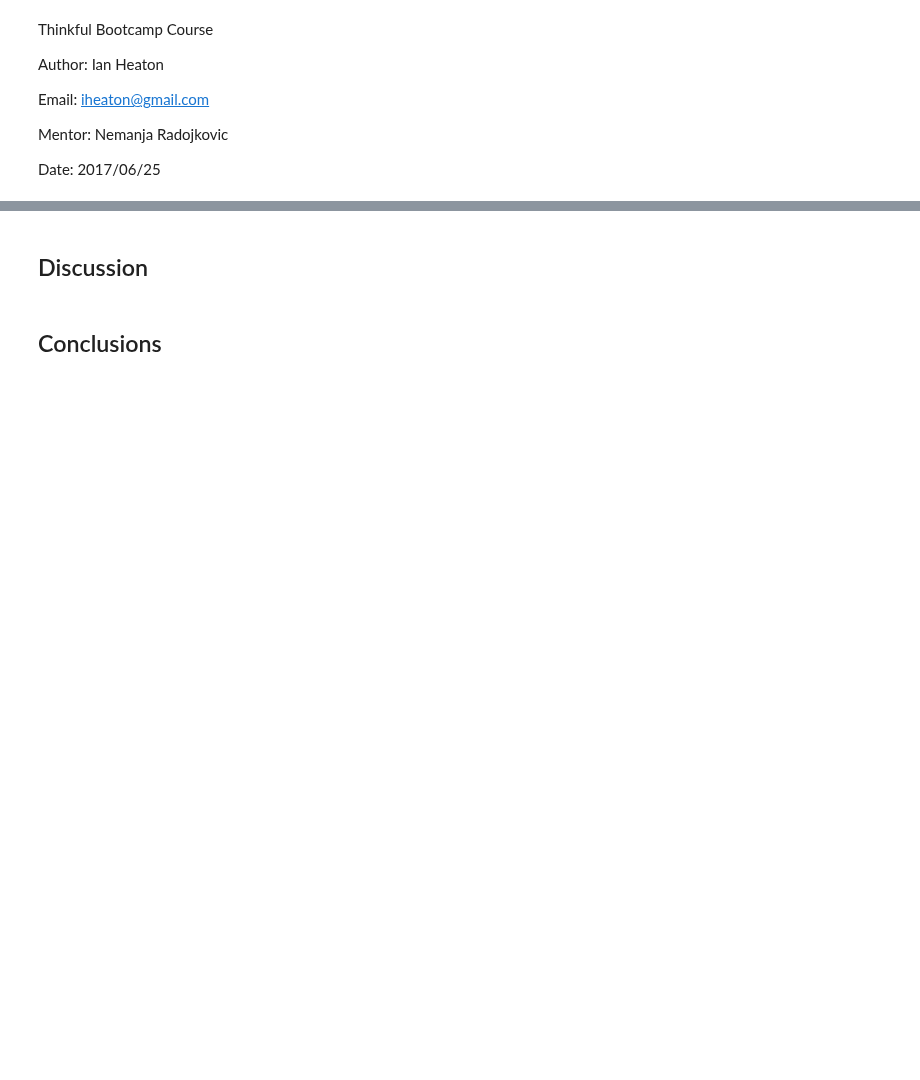
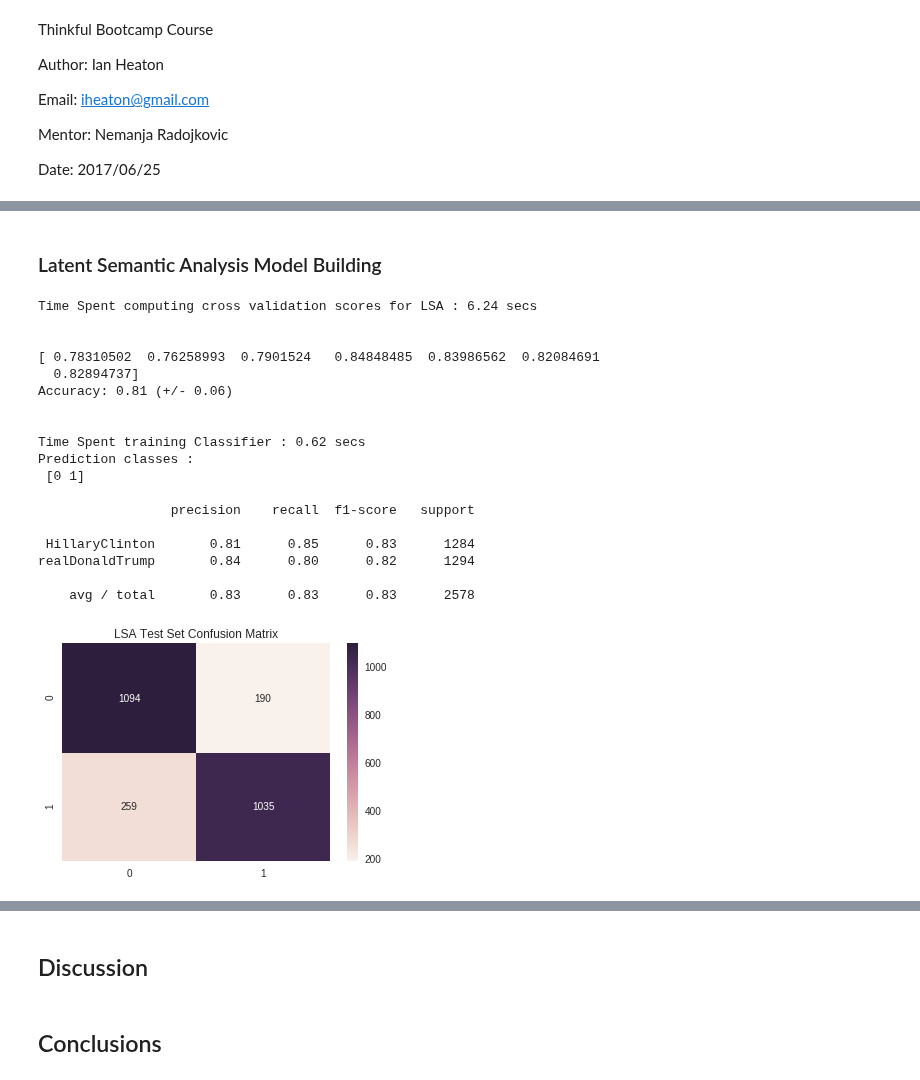
Before and after one commit to 315iah515/Thinkful-Notebooks, a Jupyter notebook: Bootcamp/Unsupervised/NaturalLanguageProcessing/NLPClassificationofPoliticalTweets.ipynb, the cells around one changed output, grey strips where cells are left out. Saved outputs shown, nothing was run; the diff lists cells and outputs as text; code cells hidden in the pictures; blank space fills up the shorter version.

```diff
--- a/Bootcamp/Unsupervised/NaturalLanguageProcessing/NLPClassificationofPoliticalTweets.ipynb
+++ b/Bootcamp/Unsupervised/NaturalLanguageProcessing/NLPClassificationofPoliticalTweets.ipynb
@@ -118,0 +466,38 @@ Observations : 3000
+# %% [markdown]
+### Latent Semantic Analysis Model Building
+# %%
+rfc = ensemble.RandomForestClassifier(max_depth=8, n_estimators=18)
+target_names = ['HillaryClinton', 'realDonaldTrump']
+
+with timeblock('Time Spent computing cross validation scores for LSA'):
+    scores = cross_val_score(rfc, X_lsa, y, cv=7, scoring='f1')
+
+print('\n')
+print(scores)
+print("Accuracy: %0.2f (+/- %0.2f)\n\n" % (scores.mean(), scores.std() * 2))
+
+__, cnfsn_mtrx = evaluate_model(rfc, X_train_lsa, y_train, X_test_lsa, y_test, target_names)
+
+# Display heatmap of confusion matrix
+__ = sb.heatmap(cnfsn_mtrx, annot=True, fmt="d")
+__ = plt.title("LSA Test Set Confusion Matrix")
+# %% [output]
+Time Spent computing cross validation scores for LSA : 6.24 secs
+
+
+[ 0.78310502  0.76258993  0.7901524   0.84848485  0.83986562  0.82084691
+  0.82894737]
+Accuracy: 0.81 (+/- 0.06)
+
+
+Time Spent training Classifier : 0.62 secs
+Prediction classes :
+ [0 1]
+
+                 precision    recall  f1-score   support
+
+ HillaryClinton       0.81      0.85      0.83      1284
+realDonaldTrump       0.84      0.80      0.82      1294
+
+    avg / total       0.83      0.83      0.83      2578
+[figure, added]
```
Also changed, not shown: parts of 24 cells of this notebook.
